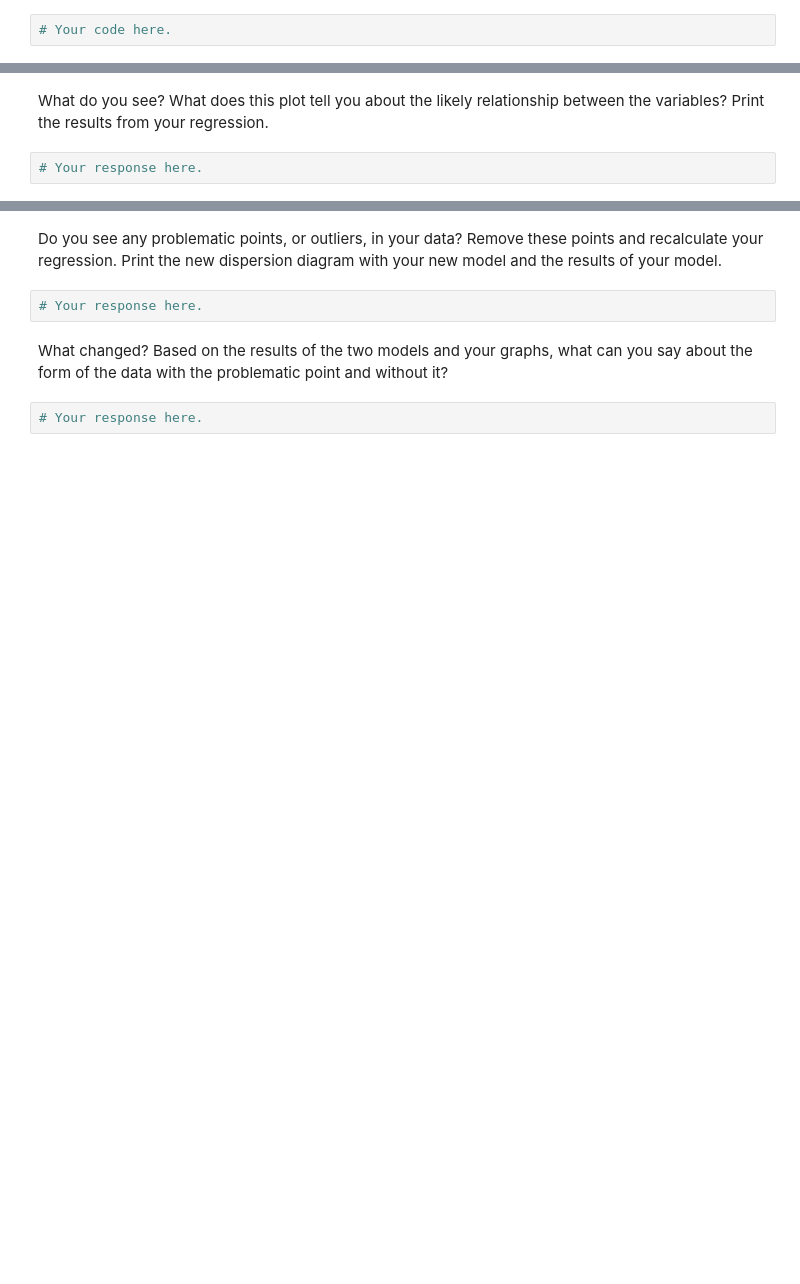
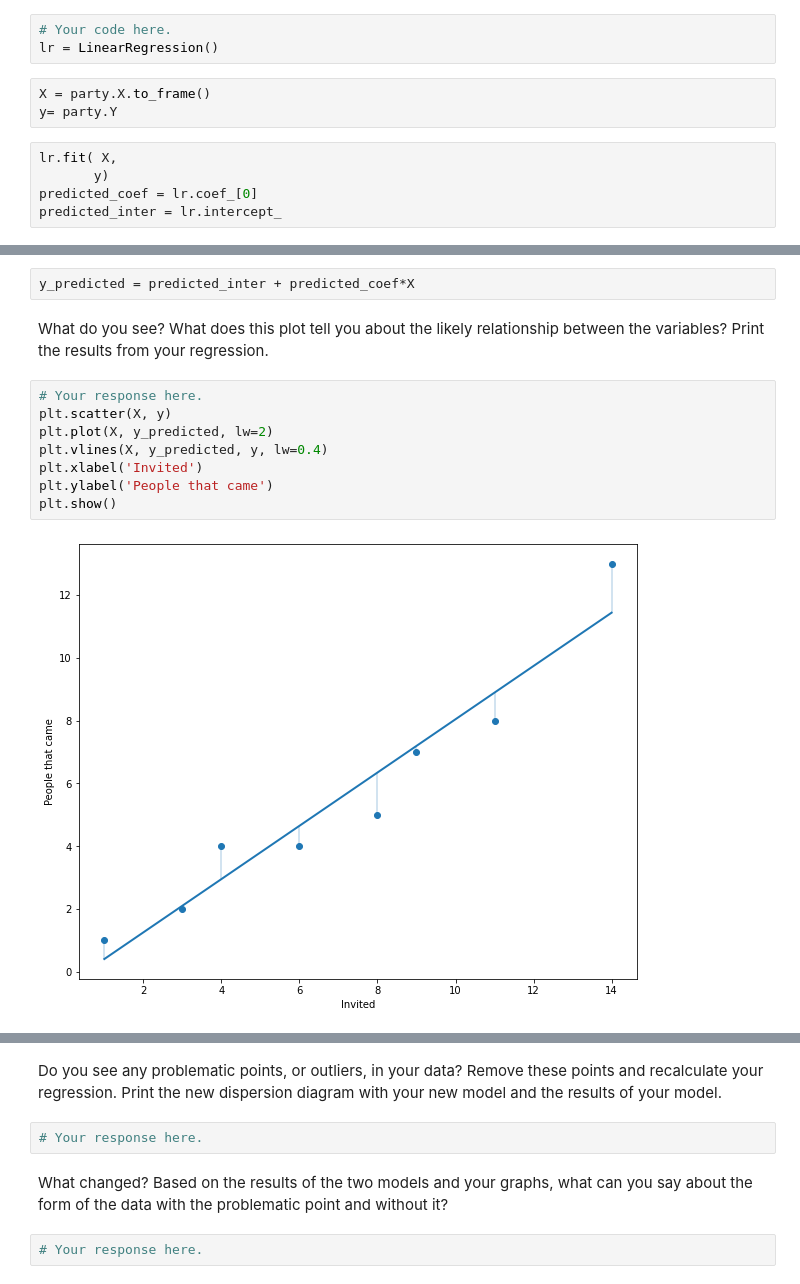
Before and after one commit to xarlomi/lab-regression-analysis, a Jupyter notebook: your-code.ipynb, the cells around one changed output, grey strips where cells are left out. Cells and saved outputs as stored; diff of their text form; blank space fills up the shorter version.

```diff
--- a/your-code.ipynb
+++ b/your-code.ipynb
@@ -327,3 +340,12 @@ First, build a dataframe with the data.
 Draw a dispersion diagram (scatter plot) for the data, and fit a regression line.
 # %%
 # Your code here.
+lr = LinearRegression()
+# %%
+X = party.X.to_frame()
+y= party.Y
+# %%
+lr.fit( X,
+       y)
+predicted_coef = lr.coef_[0]
+predicted_inter = lr.intercept_
@@ -330,4 +356,14 @@ Draw a dispersion diagram (scatter plot) for the data, and fit a regression line
+# %%
+y_predicted = predicted_inter + predicted_coef*X
 # %% [markdown]
 What do you see? What does this plot tell you about the likely relationship between the variables? Print the results from your regression.
-# %%
-# Your response here.
+# %%
+# Your response here.
+plt.scatter(X, y)
+plt.plot(X, y_predicted, lw=2)
+plt.vlines(X, y_predicted, y, lw=0.4)
+plt.xlabel('Invited')
+plt.ylabel('People that came')
+plt.show()
+# %% [output]
+[figure, added]
```
Also changed, not shown: parts of 9 cells of this notebook.
